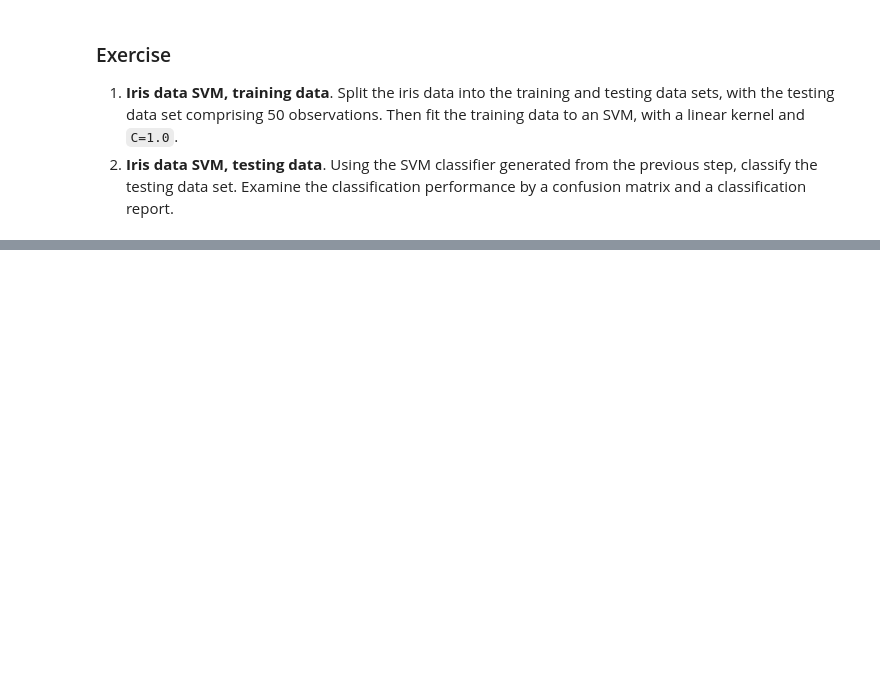
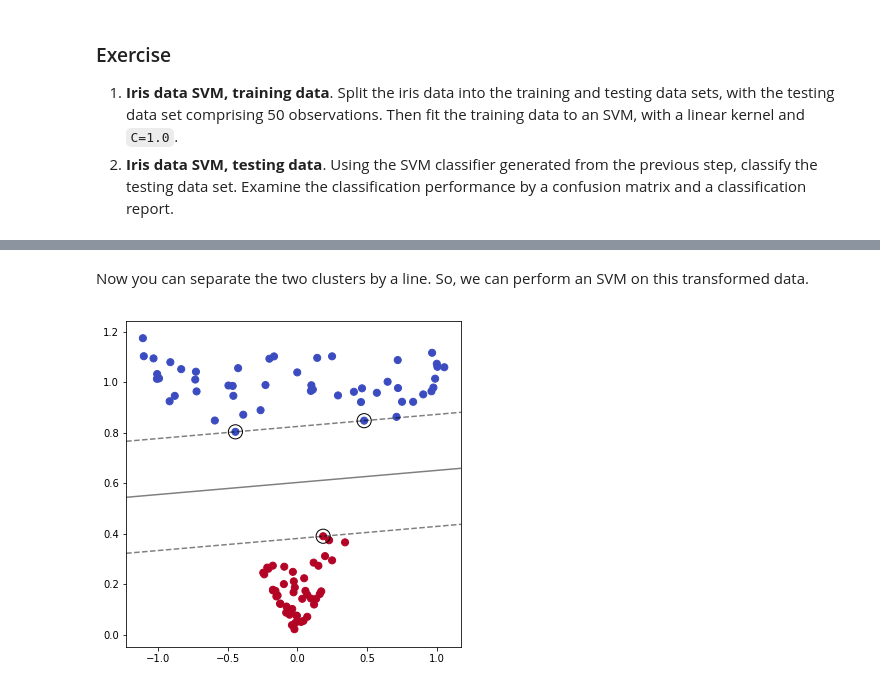
Before and after one commit to sathayas/JupyterAnalyticsSpring2018, a Jupyter notebook: SVM.ipynb, the cells around one changed output, grey strips where cells are left out. Drawn from its saved outputs; the diff is of its cells as text; code cells hidden in the pictures; blank space fills up the shorter version.

```diff
--- a/SVM.ipynb
+++ b/SVM.ipynb
@@ -539,0 +617,15 @@ target_names = iris.target_names
+# %% [markdown]
+Now you can separate the two clusters by a line. So, we can perform an SVM on this transformed data.
+# %%
+# SVM
+R = np.vstack([X[:, 0], r]).T
+sv = SVC(kernel='linear', C=10000)
+sv.fit(R,y)
+
+
+# plotting the margin on the SVM of the transformed data
+plt.figure(figsize=[6,6])
+plot_svm_margin(R,y,sv)
+plt.show()
+# %% [output]
+[figure, added]
```
Also changed, not shown: parts of 33 cells of this notebook.
